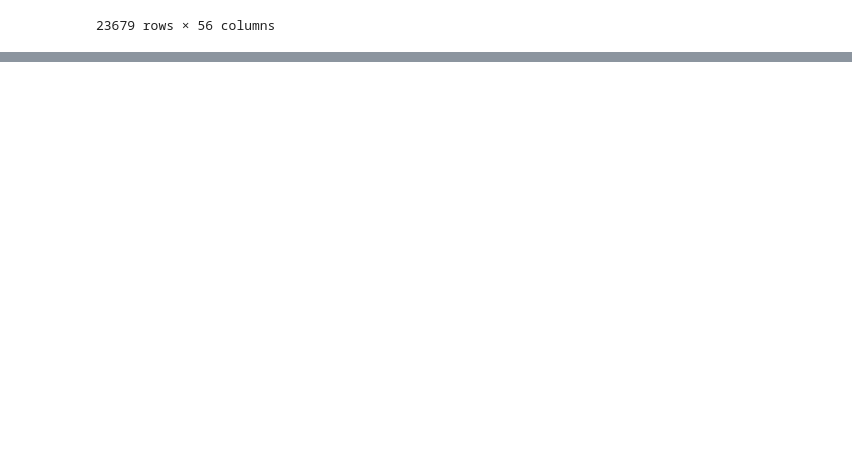
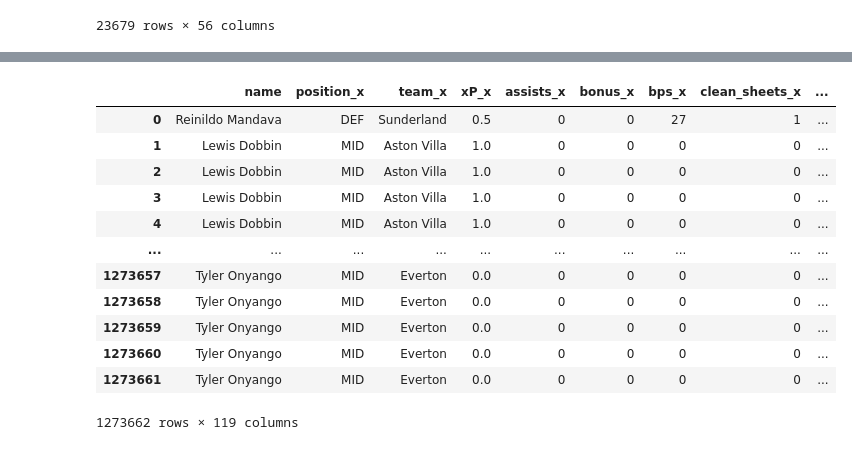
Before and after one commit to Lukeallen999/FPL_player_points_prediction, a Jupyter notebook: run.ipynb, the cells around one changed output, grey strips where cells are left out. Cells and saved outputs as stored; diff of their text form; code cells hidden in the pictures; blank space fills up the shorter version.

```diff
--- a/run.ipynb
+++ b/run.ipynb
@@ -62,0 +50,14 @@ df
+# %%
+# Combines the historical datasets together
+historical_df = pd.DataFrame()
+
+for file in historical_data_files:
+    file_df = pd.read_csv(f'{data_file_path}/{file}',encoding='latin-1')
+
+    # caclulates the season of each file
+    caculate_season(file_df,'kickoff_time')
+
+    # Joins the historical datasets into one dataset
+    historical_df = pd.concat([historical_df, file_df])
+
+historical_df
@@ -62,0 +126,17 @@ df
+# %%
+df = current_season_df.merge(historical_df, on='name',how='left')
+df
+# %% [output]
+|  | name | position_x | team_x | xP_x | assists_x | bonus_x | bps_x | clean_sheets_x | ... |
+| 0 | Reinildo Mandava | DEF | Sunderland | 0.5 | 0 | 0 | 27 | 1 | ... |
+| 1 | Lewis Dobbin | MID | Aston Villa | 1.0 | 0 | 0 | 0 | 0 | ... |
+| 2 | Lewis Dobbin | MID | Aston Villa | 1.0 | 0 | 0 | 0 | 0 | ... |
+| 3 | Lewis Dobbin | MID | Aston Villa | 1.0 | 0 | 0 | 0 | 0 | ... |
+| 4 | Lewis Dobbin | MID | Aston Villa | 1.0 | 0 | 0 | 0 | 0 | ... |
+| ... | ... | ... | ... | ... | ... | ... | ... | ... | ... |
+| 1273657 | Tyler Onyango | MID | Everton | 0.0 | 0 | 0 | 0 | 0 | ... |
+| 1273658 | Tyler Onyango | MID | Everton | 0.0 | 0 | 0 | 0 | 0 | ... |
+| 1273659 | Tyler Onyango | MID | Everton | 0.0 | 0 | 0 | 0 | 0 | ... |
+| 1273660 | Tyler Onyango | MID | Everton | 0.0 | 0 | 0 | 0 | 0 | ... |
+| 1273661 | Tyler Onyango | MID | Everton | 0.0 | 0 | 0 | 0 | 0 | ... |
+1273662 rows × 119 columns
```
Also changed, not shown: parts of 9 cells of this notebook.
